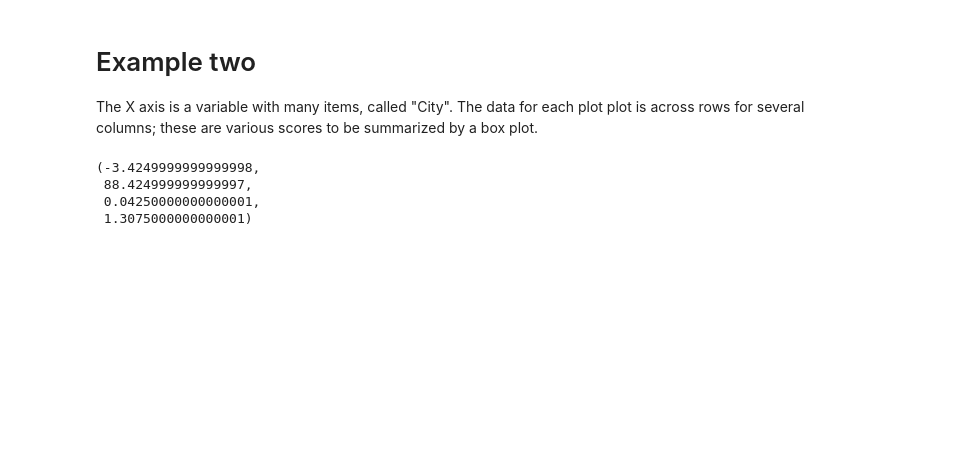
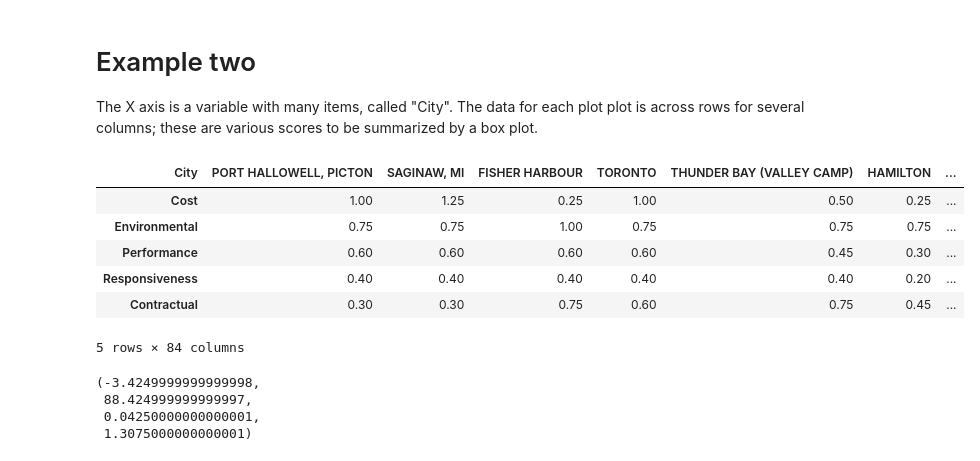
Before and after one commit to gillespilon/box_plot, a Jupyter notebook: box_plot.ipynb, the cells around one changed output. Saved outputs shown, nothing was run; the diff lists cells and outputs as text; code cells hidden in the pictures; blank space fills up the shorter version.

Commit message:
Add cell to show result of transposed dataframe

```diff
--- a/box_plot.ipynb
+++ b/box_plot.ipynb
@@ -36,6 +36,16 @@ chart_title = 'Box Plot'
 chart_subtitle = 'Balanced Scorecard by Location'
 chart_ylabel = 'Score (Index)'
 chart_xlabel = 'Location'
+# %%
+df.T.head()
+# %% [output]
+| City | PORT HALLOWELL, PICTON | SAGINAW, MI | FISHER HARBOUR | TORONTO | THUNDER BAY (VALLEY CAMP) | HAMILTON | ... |
+| Cost | 1.00 | 1.25 | 0.25 | 1.00 | 0.50 | 0.25 | ... |
+| Environmental | 0.75 | 0.75 | 1.00 | 0.75 | 0.75 | 0.75 | ... |
+| Performance | 0.60 | 0.60 | 0.60 | 0.60 | 0.45 | 0.30 | ... |
+| Responsiveness | 0.40 | 0.40 | 0.40 | 0.40 | 0.40 | 0.20 | ... |
+| Contractual | 0.30 | 0.30 | 0.75 | 0.60 | 0.75 | 0.45 | ... |
+5 rows × 84 columns
 # %%
 # T is transpose index and columns
 #ax = df.T.plot.box(notch=True, showmeans=True)
```
Also changed, not shown: parts of 1 cell of this notebook.
